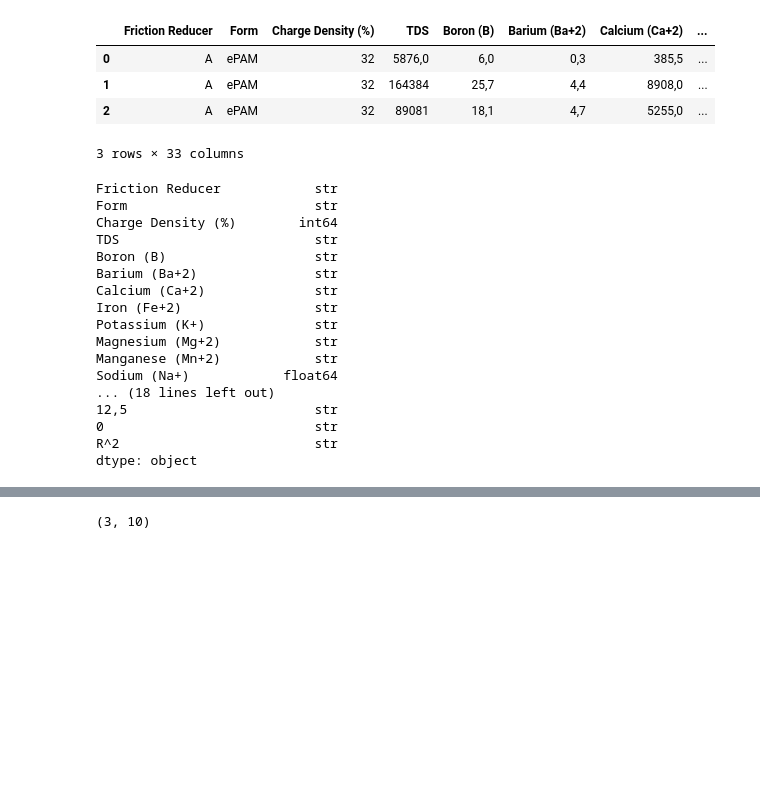
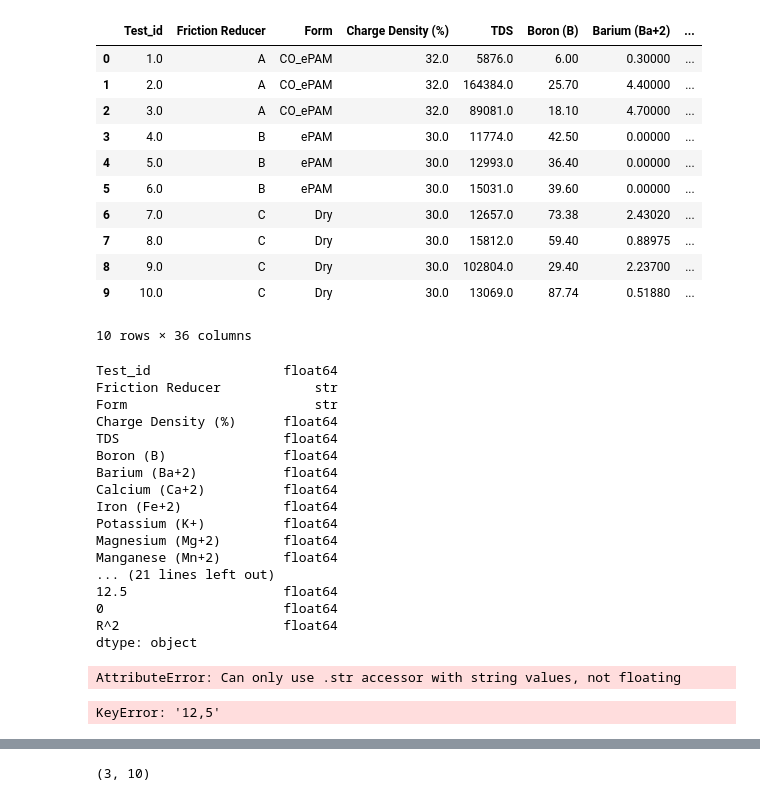
Before and after one commit to carloshurtadop9/PAM-ML-Project, a Jupyter notebook: PAM ML Notebook.ipynb, the cells around one changed output, grey strips where cells are left out. Saved outputs shown, nothing was run; the diff lists cells and outputs as text; code cells hidden in the pictures; blank space fills up the shorter version.

Commit message:
* Replaced old Master sheet for a better formatted Master Sheet * Loaded new sheet on notebook * Defined Model A and B that were tested to determine if removing 500 ppm variable changes prediction

```diff
--- a/PAM ML Notebook.ipynb
+++ b/PAM ML Notebook.ipynb
@@ -14,44 +14,55 @@ import pandas as pd
 import matplotlib as pt
 import sklearn
 # %%
-master_sheet = pd.read_csv("PAM ML Master Sheet - Hoja 1.csv")
+master_sheet = pd.read_csv("PAM ML Master Sheet.csv")
 # %%
-master_sheet.head()
+master_sheet.head(10)
 # %% [output]
-|  | Friction Reducer | Form | Charge Density (%) | TDS | Boron (B) | Barium (Ba+2) | Calcium (Ca+2) | ... |
-| 0 | A | ePAM | 32 | 5876,0 | 6,0 | 0,3 | 385,5 | ... |
-| 1 | A | ePAM | 32 | 164384 | 25,7 | 4,4 | 8908,0 | ... |
-| 2 | A | ePAM | 32 | 89081 | 18,1 | 4,7 | 5255,0 | ... |
+|  | Test_id | Friction Reducer | Form | Charge Density (%) | TDS | Boron (B) | Barium (Ba+2) | ... |
+| 0 | 1.0 | A | CO_ePAM | 32.0 | 5876.0 | 6.00 | 0.30000 | ... |
+| 1 | 2.0 | A | CO_ePAM | 32.0 | 164384.0 | 25.70 | 4.40000 | ... |
+| 2 | 3.0 | A | CO_ePAM | 32.0 | 89081.0 | 18.10 | 4.70000 | ... |
+| 3 | 4.0 | B | ePAM | 30.0 | 11774.0 | 42.50 | 0.00000 | ... |
+| 4 | 5.0 | B | ePAM | 30.0 | 12993.0 | 36.40 | 0.00000 | ... |
+| 5 | 6.0 | B | ePAM | 30.0 | 15031.0 | 39.60 | 0.00000 | ... |
+| 6 | 7.0 | C | Dry | 30.0 | 12657.0 | 73.38 | 2.43020 | ... |
+| 7 | 8.0 | C | Dry | 30.0 | 15812.0 | 59.40 | 0.88975 | ... |
+| 8 | 9.0 | C | Dry | 30.0 | 102804.0 | 29.40 | 2.23700 | ... |
+| 9 | 10.0 | C | Dry | 30.0 | 13069.0 | 87.74 | 0.51880 | ... |
-3 rows × 33 columns
+10 rows × 36 columns
 # %%
 master_sheet.dtypes
 # %% [output]
+Test_id                 float64
 Friction Reducer            str
 Form                        str
-Charge Density (%)        int64
-TDS                         str
-Boron (B)                   str
-Barium (Ba+2)               str
-Calcium (Ca+2)              str
-Iron (Fe+2)                 str
-Potassium (K+)              str
-Magnesium (Mg+2)            str
-Manganese (Mn+2)            str
-Sodium (Na+)            float64
-... (18 lines left out)
-12,5                        str
-0                           str
-R^2                         str
+Charge Density (%)      float64
+TDS                     float64
+Boron (B)               float64
+Barium (Ba+2)           float64
+Calcium (Ca+2)          float64
+Iron (Fe+2)             float64
+Potassium (K+)          float64
+Magnesium (Mg+2)        float64
+Manganese (Mn+2)        float64
+... (21 lines left out)
+12.5                    float64
+0                       float64
+R^2                     float64
 dtype: object
 # %%
 numeric_cols =['TDS','Boron (B)', 'Barium (Ba+2)',	'Calcium (Ca+2)','Iron (Fe+2)','Potassium (K+)','Magnesium (Mg+2)','Manganese (Mn+2)','Strontium (Sr+2)','Zinc (Zn+2)', 'Bromide (Br⁻)','Sulfate (SO4-2)', '500','300',	'250', '200',	'150',	'100',	'50',	'25',	'12,5',	'0', 'R^2']
 for col in numeric_cols:
     master_sheet[col] = master_sheet[col].str.replace(',','.')
+# %% [output]
+AttributeError: Can only use .str accessor with string values, not floating
 # %%
 numeric_cols = ['Charge Density (%)',
                 'TDS','Boron (B)', 'Barium (Ba+2)',	'Calcium (Ca+2)','Iron (Fe+2)','Potassium (K+)','Magnesium (Mg+2)','Manganese (Mn+2)','Sodium (Na+)','Strontium (Sr+2)','Zinc (Zn+2)','Fluoride (F⁻)', 'Chlorides (Cl-)', 'Nitrite (NO₂⁻)', 'Bromide (Br⁻)', 'Nitrate (NO₃⁻)', 'Phosphate (PO₄³⁻)', 'Sulfate (SO4-2)', 'Bicarbonates (HCO3-)', '500','300',	'250', '200',	'150',	'100',	'50',	'25',	'12,5',	'0', 'R^2']
 for col in numeric_cols:
     master_sheet[col] = pd.to_numeric(master_sheet[col], errors='coerce')
+# %% [output]
+KeyError: '12,5'
 # %%
 master_sheet.info()
 # %% [output]
```
Also changed, not shown: parts of 16 cells of this notebook, 2 other files.
